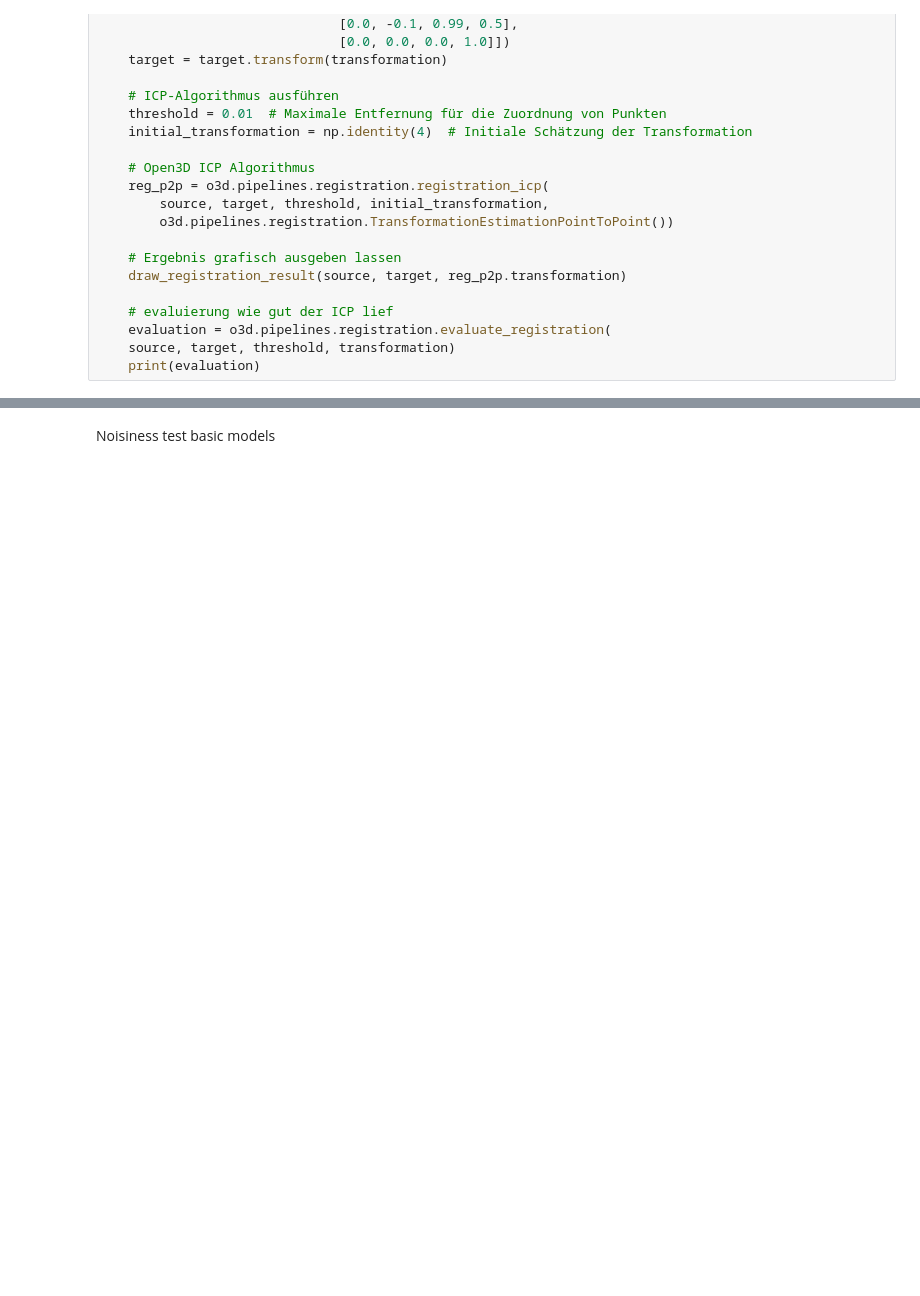
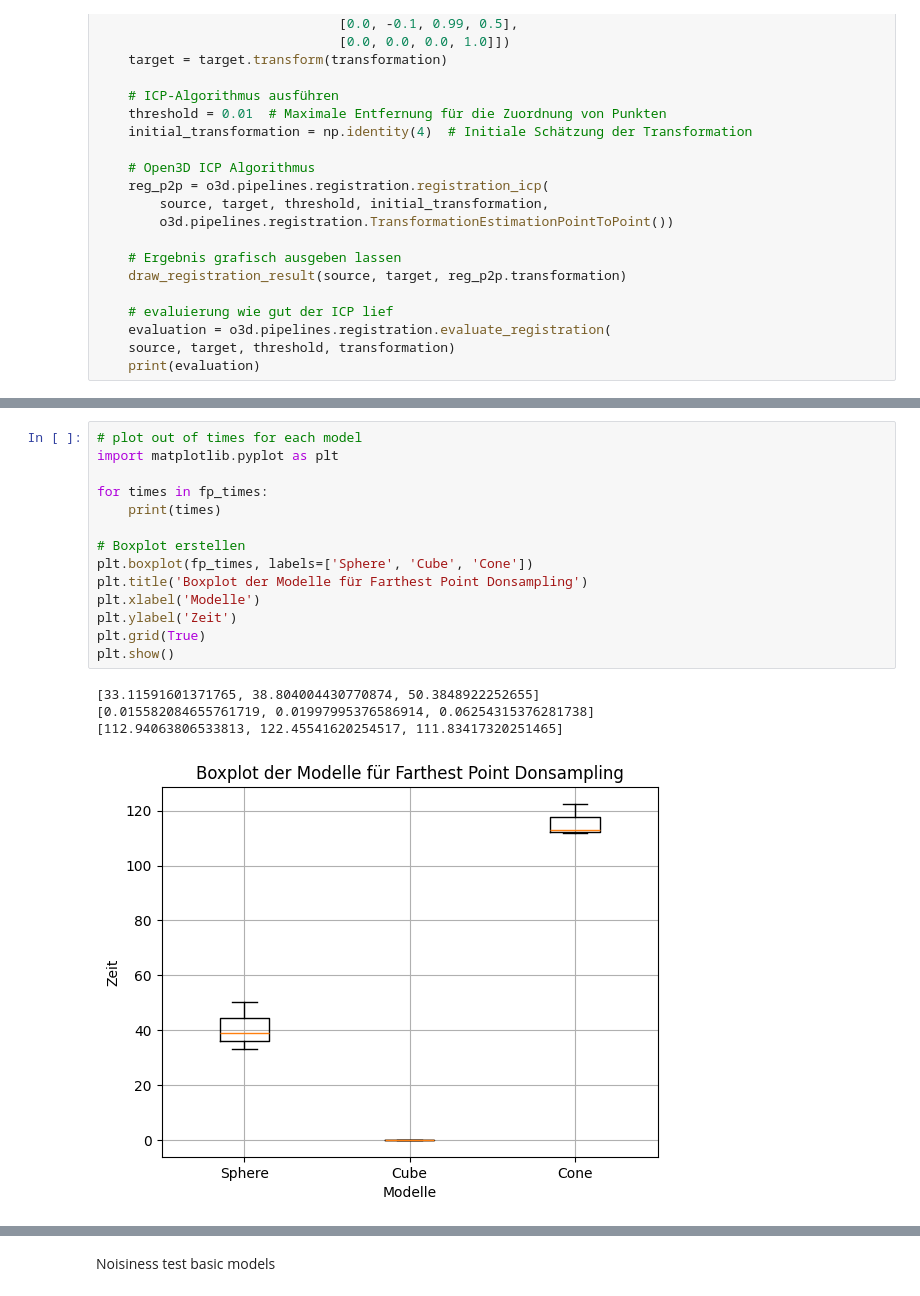
Before and after one commit to Felinchen76/pointcloud_downsampling, a Jupyter notebook: notebook.ipynb, the cells around one changed output, grey strips where cells are left out. Cells and saved outputs as stored; diff of their text form; blank space fills up the shorter version.

```diff
--- a/notebook.ipynb
+++ b/notebook.ipynb
@@ -349,0 +591,19 @@ Sphere Test
+# %%
+# plot out of times for each model
+import matplotlib.pyplot as plt
+
+for times in fp_times:
+    print(times)
+
+# Boxplot erstellen
+plt.boxplot(fp_times, labels=['Sphere', 'Cube', 'Cone'])
+plt.title('Boxplot der Modelle für Farthest Point Donsampling')
+plt.xlabel('Modelle')
+plt.ylabel('Zeit')
+plt.grid(True)
+plt.show()
+# %% [output]
+[33.11591601371765, 38.804004430770874, 50.3848922252655]
+[0.015582084655761719, 0.01997995376586914, 0.06254315376281738]
+[112.94063806533813, 122.45541620254517, 111.83417320251465]
+[figure, added]
```
Also changed, not shown: parts of 51 cells of this notebook.
